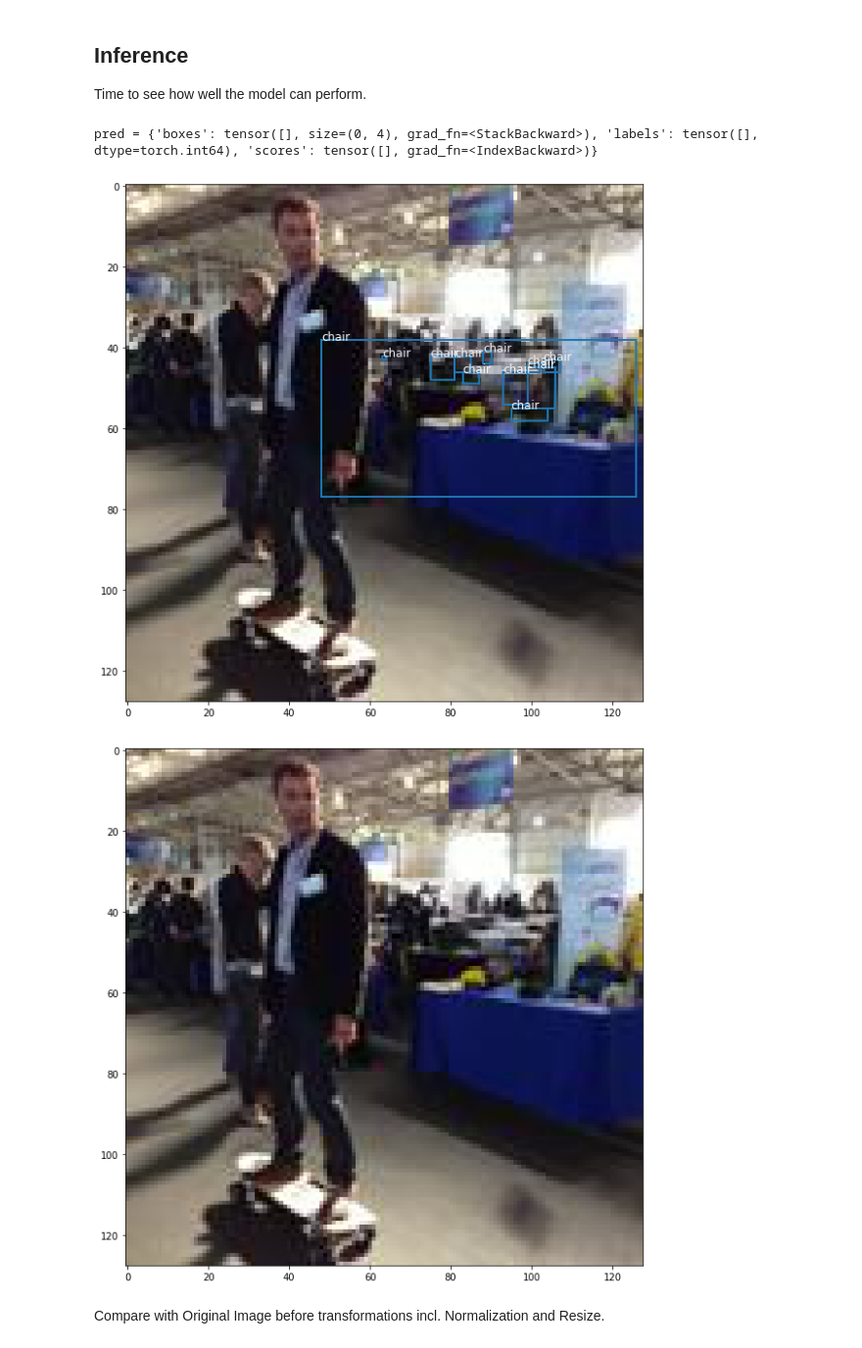
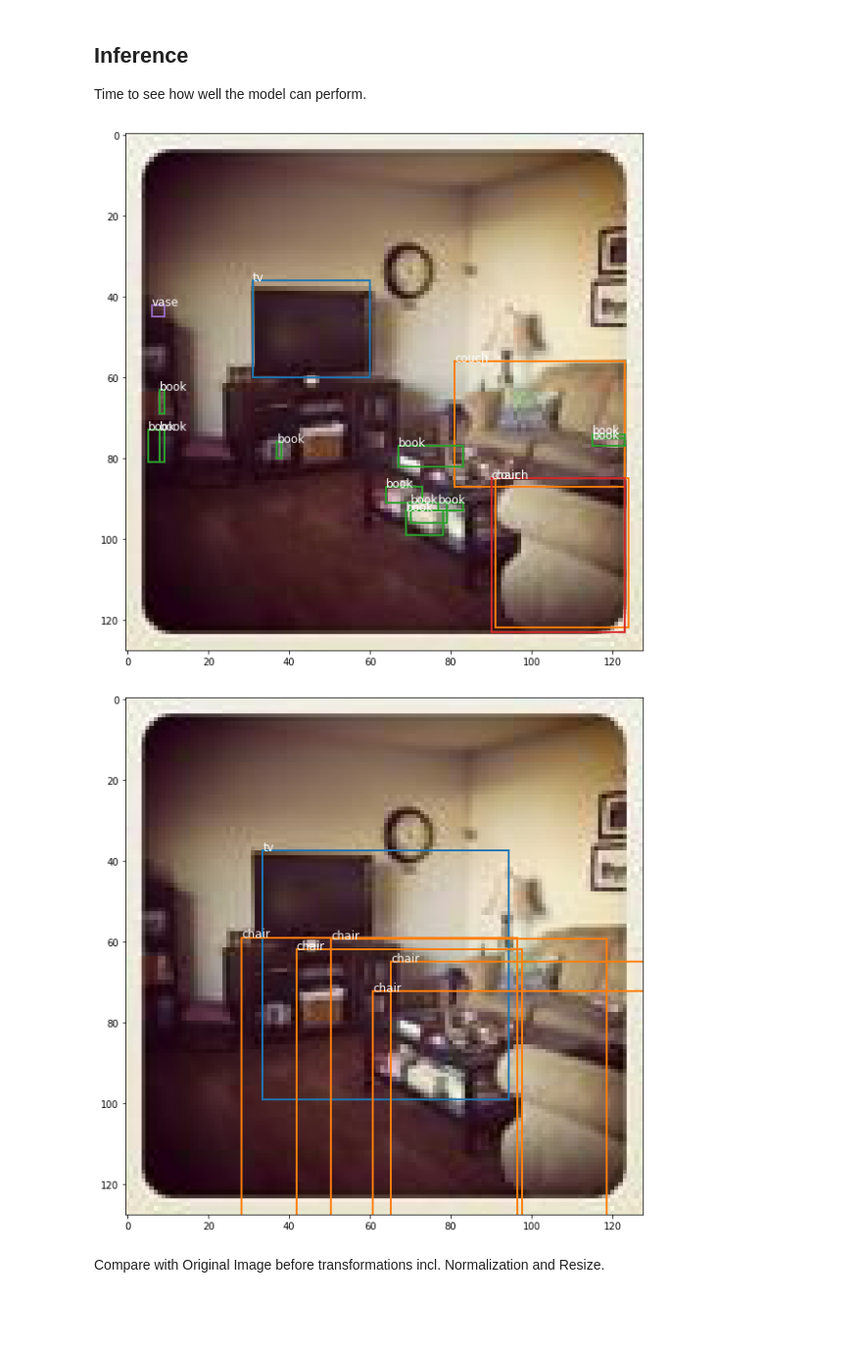
Before and after one commit to bguan/plmcbbox, a Jupyter notebook: 30_subcoco_pl.ipynb, the cells around one changed output. Shown at 98% size. Saved outputs shown, nothing was run; the diff lists cells and outputs as text; code cells hidden in the pictures; blank space fills up the shorter version.

```diff
--- a/30_subcoco_pl.ipynb
+++ b/30_subcoco_pl.ipynb
@@ -170,0 +145,16 @@ img_id, img_fname, l2bs
+# %%
+best_img_pos = None
+max_boxs = 0
+for img_pos in range(len(train_json['images'])):
+    img_id = train_json['images'][img_pos]['id']
+    l2bs = stats.img2l2bs[img_id]
+    n_boxs =  reduce((lambda x, y: x + y), [1 if len(bs) > 0 else 0 for bs in l2bs.values()])
+    if n_boxs >= max_boxs:
+        best_img_pos = img_pos
+        max_boxs = n_boxs
+
+print(f'best_img_pos {best_img_pos}')
+best_img_id = train_json['images'][best_img_pos]['id']
+l2bs = stats.img2l2bs[best_img_id]
+best_img_fname = stats.img2fname[best_img_id]
+best_img_id, best_img_fname, l2bs
@@ -174,6 +185,6 @@ img_id, img_fname, l2bs
 Let's overlay bounding boxes and labels over the image to confirm our understanding of the data.
 Pick some random image to test drive the box overlay code...
 # %%
-img = Image.open(Path(img_dir)/stats.img2fname[img_id])
-overlay_img_bbox(img, stats.img2l2bs[img_id], stats.lbl2name)
+img = Image.open(Path(img_dir)/stats.img2fname[best_img_id])
+overlay_img_bbox(img, stats.img2l2bs[best_img_id], stats.lbl2name)
 # %% [output]
@@ -462,7 +473,7 @@ On my Dell XPS15 GTX-1050 GPU w/ 4GB VRAM,  I can average 1 epoc every 120 min o
 Using my GCP w/ V100 of 16GB VRAM, I can fit bs=12 for sample_coco, acc=16, img 384x384, with unfrozen backbone, 1 epoc every ~25 minutes.
 # %%
 #export
-def run_training(stats:CocoDatasetStats, modeldir:str, img_dir:str, resume_saved_model_file:str=None,
+def run_training(stats:CocoDatasetStats, modeldir:str, img_dir:str, resume_ckpt_fname:str=None,
                  img_sz=384, bs=12, acc=4, workers=4, head_runs=50, full_runs=200):
 
     frcnn_model = FRCNN(lbl2name=stats.lbl2name)
@@ -486,12 +497,15 @@ def run_training(stats:CocoDatasetStats, modeldir:str, img_dir:str, resume_saved
     )
     gpumon_cb = PyTorchGpuMonitorCallback(delay=1)
     callbacks = [early_stop_cb, gpumon_cb]
-
-    if resume_saved_model_file and os.path.isfile(f'{modeldir}/{resume_saved_model_file}'):
+    resume_ckpt = f'{modeldir}/{resume_ckpt_fname}' if resume_ckpt_fname != None else None
+    if resume_ckpt and os.path.isfile(resume_ckpt):
         try:
-            frcnn_model.model.load_state_dict(torch.load(resume_saved_model_file))
+            print(f'Loading previously saved model: {resume_ckpt}...')
+            frcnn_model = FRCNN.load_from_checkpoint(resume_ckpt, lbl2name=stats.lbl2name)
         except Exception as e:
-            print(f'Unexpected error loading previously saved model: {e}')
+            print(f'Unexpected error loading previously saved model {resume_ckpt}: {e}')
+    elif resume_ckpt:
+        print(f'Failed to find {resume_ckpt}')
 
     # train head only, since using less params, double the bs and half the grad accumulation cycle to use more GPU VRAM
     if head_runs > 0:
@@ -513,7 +527,9 @@ def run_training(stats:CocoDatasetStats, modeldir:str, img_dir:str, resume_saved
 img_sz, bs, acc, workers, head_runs, full_runs = 128, 1, 16, 4, 1, 0
 if torch.cuda.is_available():
     monitor.display_average_stats_per_gpu()
-    frcnn_model, last_model_path = run_training(stats, 'models', img_dir, img_sz=img_sz, bs=bs, acc=acc, workers=workers, head_runs=head_runs, full_runs=full_runs)
+    frcnn_model, last_model_path = run_training(
+        stats, 'models', img_dir, resume_ckpt_fname='last.ckpt', img_sz=img_sz,
+        bs=bs, acc=acc, workers=workers, head_runs=head_runs, full_runs=full_runs)
 
     print(f"last_model_path saved = {last_model_path}")
 # %% [output]
@@ -551,23 +567,21 @@ if is_notebook() and torch.cuda.is_available():
 Time to see how well the model can perform.
 # %%
 if torch.cuda.is_available():
-    x = images[0]
-    y = targets[0]
+    x, y = dataset[best_img_pos]
     pimg = torchvision.transforms.ToPILImage()(x)
     tgt_l2bs = defaultdict(empty_list)
     for l, b in zip(list(y['labels']), y['boxes']):
         tgt_l2bs[int(l)].append( (int(b[0]), int(b[1]), int(b[2]-b[0]), int(b[3]-b[1])) )
 
     overlay_img_bbox(pimg, tgt_l2bs, stats.lbl2name)
 
     frcnn_model.eval()
     pred = frcnn_model([x])
     pred_l2bs = digest_pred(stats.lbl2name, pred[0], cutoff=0.5)
     overlay_img_bbox(pimg, pred_l2bs, stats.lbl2name)
 # %% [output]
-pred = {'boxes': tensor([], size=(0, 4), grad_fn=<StackBackward>), 'labels': tensor([], dtype=torch.int64), 'scores': tensor([], grad_fn=<IndexBackward>)}
-[figure, old version]
+[figure, new version]
-[figure, old version]
+[figure, new version]
 # %% [markdown]
 Compare with Original Image before transformations incl. Normalization and Resize.
 # %%
```
Also changed, not shown: parts of 13 cells of this notebook, 4 other files.
